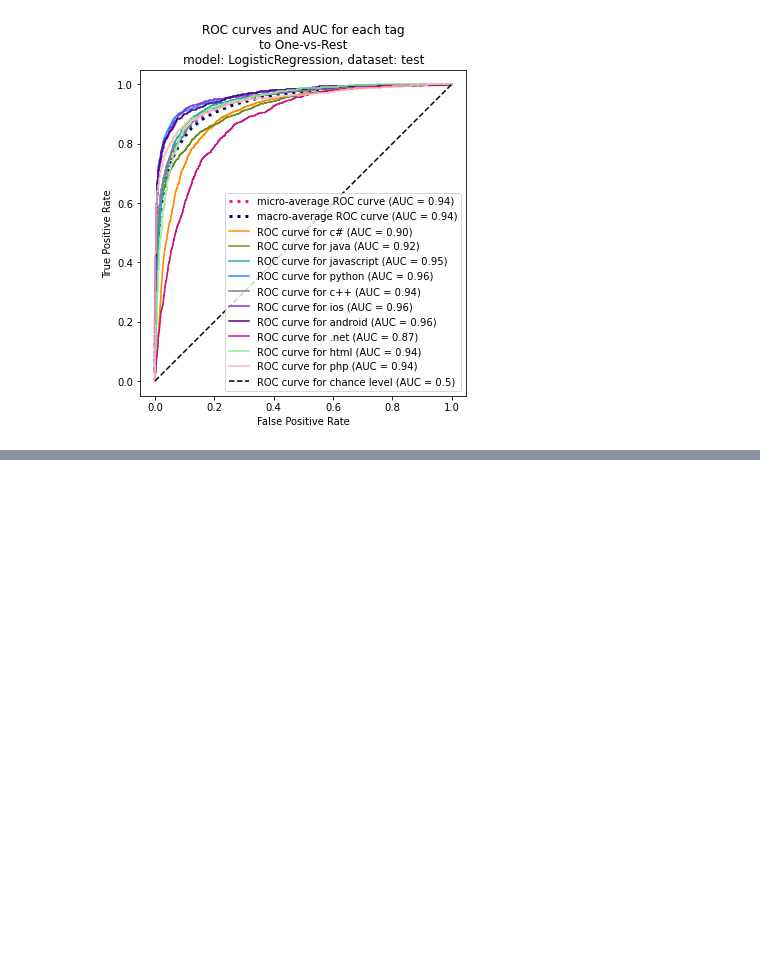
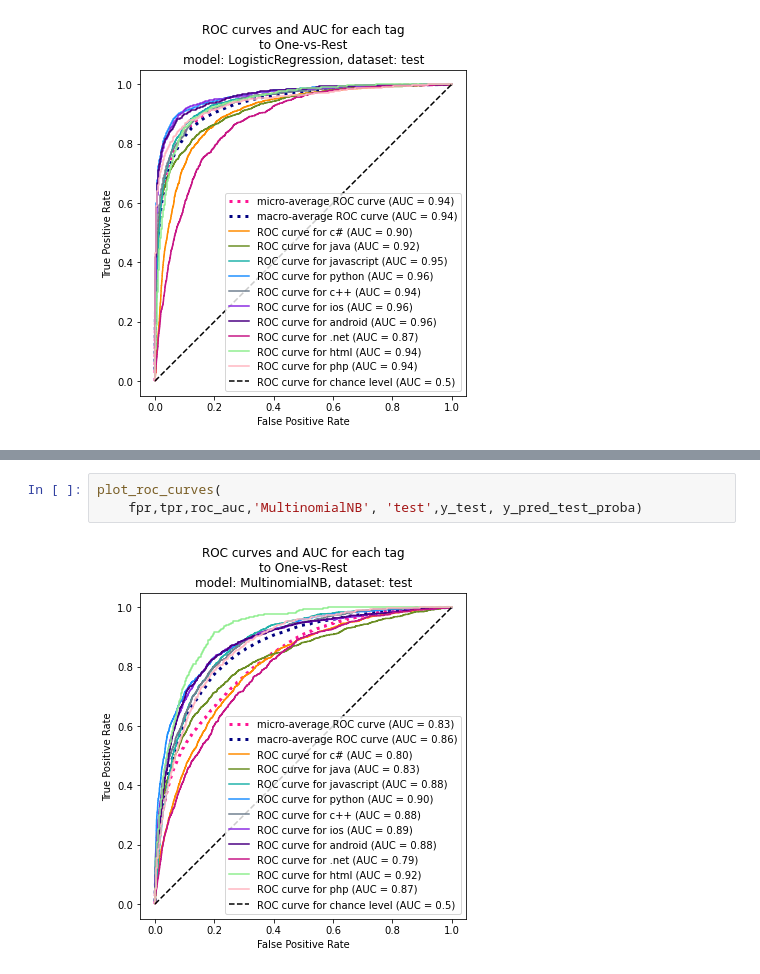
Before and after one commit to ana-bernal/tag-projet_overflow, a Jupyter notebook: tests.ipynb, the cells around one changed output, grey strips where cells are left out. Drawn from its saved outputs; the diff is of its cells as text; blank space fills up the shorter version.

```diff
--- a/tests.ipynb
+++ b/tests.ipynb
@@ -1170,0 +1402,5 @@ plot_roc_curves(
+# %%
+plot_roc_curves(
+    fpr,tpr,roc_auc,'MultinomialNB', 'test',y_test, y_pred_test_proba)
+# %% [output]
+[figure, added]
```
Also changed, not shown: parts of 20 cells of this notebook.
